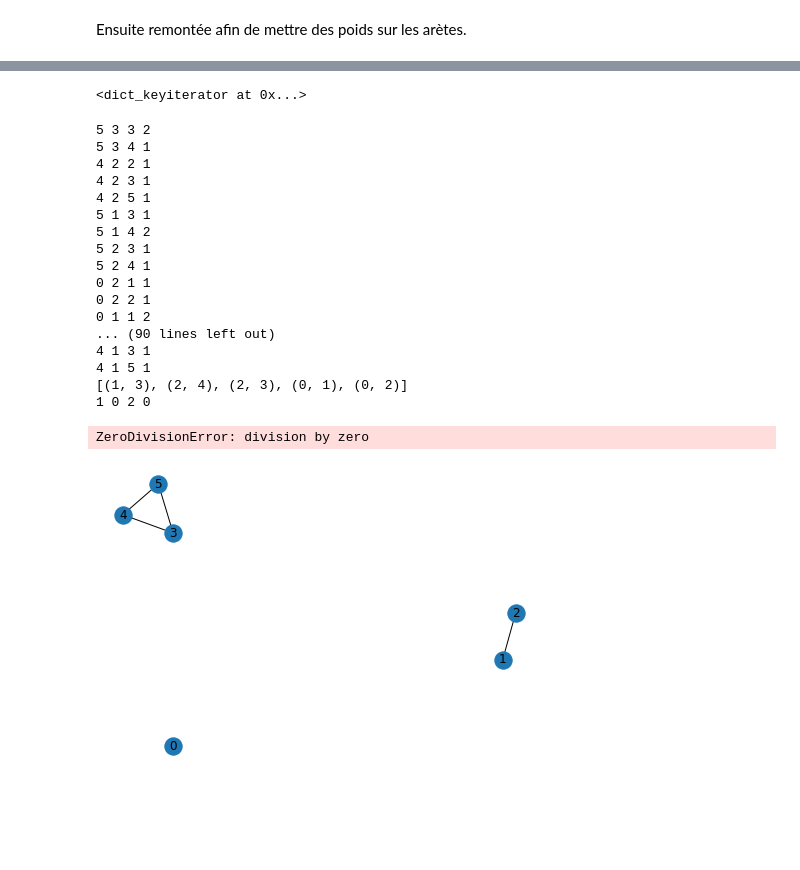
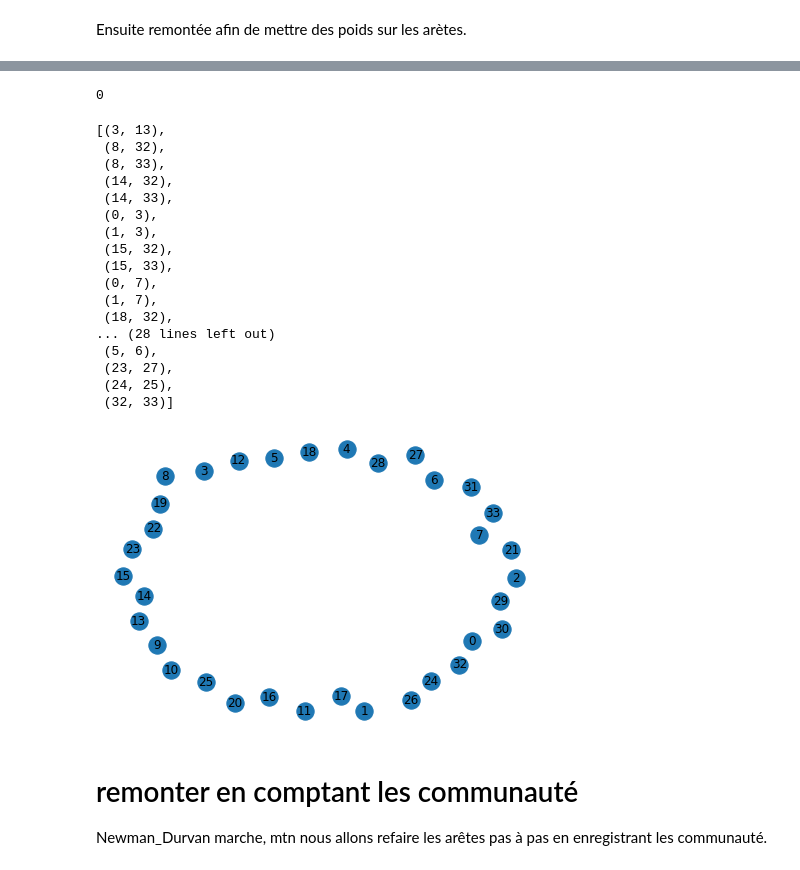
Before and after one commit to FlavLbr/Reseau_Newman_Girvan, a Jupyter notebook: newman_durvan.ipynb, the cells around one changed output, grey strips where cells are left out. Saved outputs shown, nothing was run; the diff lists cells and outputs as text; code cells hidden in the pictures; blank space fills up the shorter version.

Commit message:
Newman Girvan fini
Le programme rend la liste dans l'ordre des arêtes retirés

```diff
--- a/newman_durvan.ipynb
+++ b/newman_durvan.ipynb
@@ -124,11 +126,13 @@ attrib_pds_som(G_test,0)
-# %%
-G_test.neighbors(3)
-# %% [output]
-<dict_keyiterator at 0x...>
+# %%
+sum=0
+for i in G_test.neighbors(0): sum+=1;print(i)
+sum
+# %% [output]
+0
 # %%
 def Newman_Durvan(G):
     ordre_del=[]
-    for m in range(len(G.nodes())+1):
+    for m in range(len(G.edges())):
         poids_arete={}
         # il faut créer toute les aretes existante dans ce dictionnaire
         for arete in G.edges():
@@ -152,29 +156,30 @@ def Newman_Durvan(G):
         G.remove_edge(arete_max[0],arete_max[1])
 
         ordre_del.append(arete_max)
-        print(ordre_del)
     return ordre_del
-Newman_Durvan(G_test)
+Newman_Durvan(G)
 # %% [output]
-5 3 3 2
-5 3 4 1
-4 2 2 1
-4 2 3 1
-4 2 5 1
-5 1 3 1
-5 1 4 2
-5 2 3 1
-5 2 4 1
-0 2 1 1
-0 2 2 1
-0 1 1 2
-... (90 lines left out)
-4 1 3 1
-4 1 5 1
-[(1, 3), (2, 4), (2, 3), (0, 1), (0, 2)]
-1 0 2 0
+[(3, 13),
+ (8, 32),
+ (8, 33),
+ (14, 32),
+ (14, 33),
+ (0, 3),
+ (1, 3),
+ (15, 32),
+ (15, 33),
+ (0, 7),
+ (1, 7),
+ (18, 32),
+... (28 lines left out)
+ (5, 6),
+ (23, 27),
+ (24, 25),
+ (32, 33)]
-ZeroDivisionError: division by zero
 # %%
-nx.draw(G_test,with_labels=True)
+nx.draw(G,with_labels=True)
 # %% [output]
-[figure, old version]
+[figure, new version]
+# %% [markdown]
+# remonter en comptant les communauté
+Newman_Durvan marche, mtn nous allons refaire les arêtes pas à pas en enregistrant les communauté.
```
Also changed, not shown: parts of 4 cells of this notebook.
